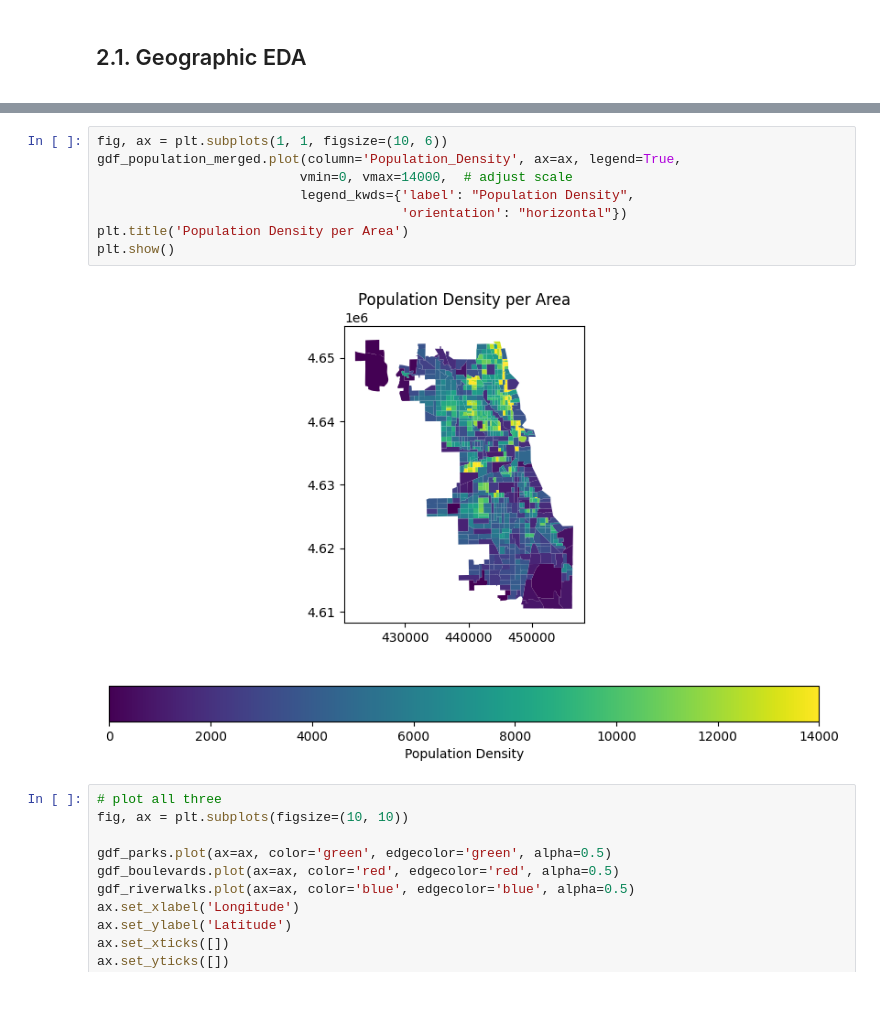
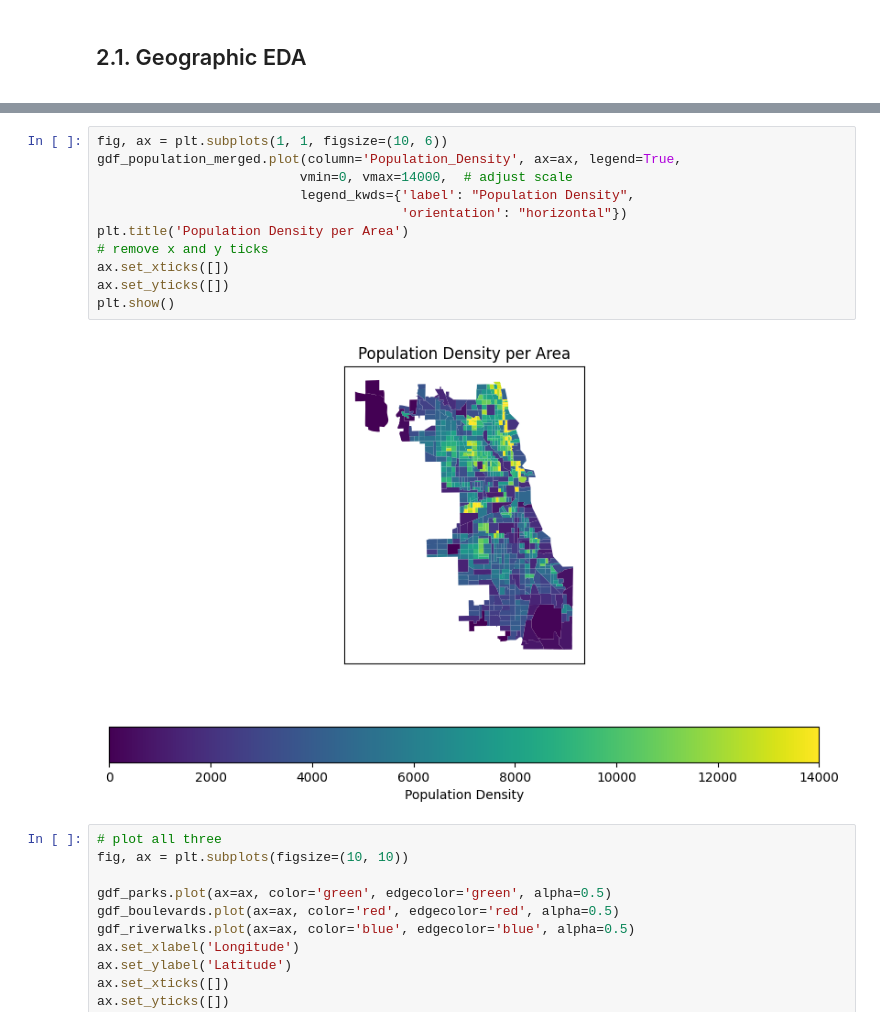
Before and after one commit to MarkusStefan/AirBnB, a Jupyter notebook: main copy.ipynb, the cells around one changed output, grey strips where cells are left out. Drawn from its saved outputs; the diff is of its cells as text; blank space fills up the shorter version.

```diff
--- a/main copy.ipynb
+++ b/main copy.ipynb
@@ -537,13 +572,16 @@ plt.show()
 # %%
 fig, ax = plt.subplots(1, 1, figsize=(10, 6))
 gdf_population_merged.plot(column='Population_Density', ax=ax, legend=True,
                           vmin=0, vmax=14000,  # adjust scale
                           legend_kwds={'label': "Population Density",
                                        'orientation': "horizontal"})
 plt.title('Population Density per Area')
+# remove x and y ticks
+ax.set_xticks([])
+ax.set_yticks([])
 plt.show()
 # %% [output]
-[figure, old version]
+[figure, new version]
 # %%
 # plot all three
 fig, ax = plt.subplots(figsize=(10, 10))
```
Also changed, not shown: parts of 10 cells of this notebook, 11 other files.
